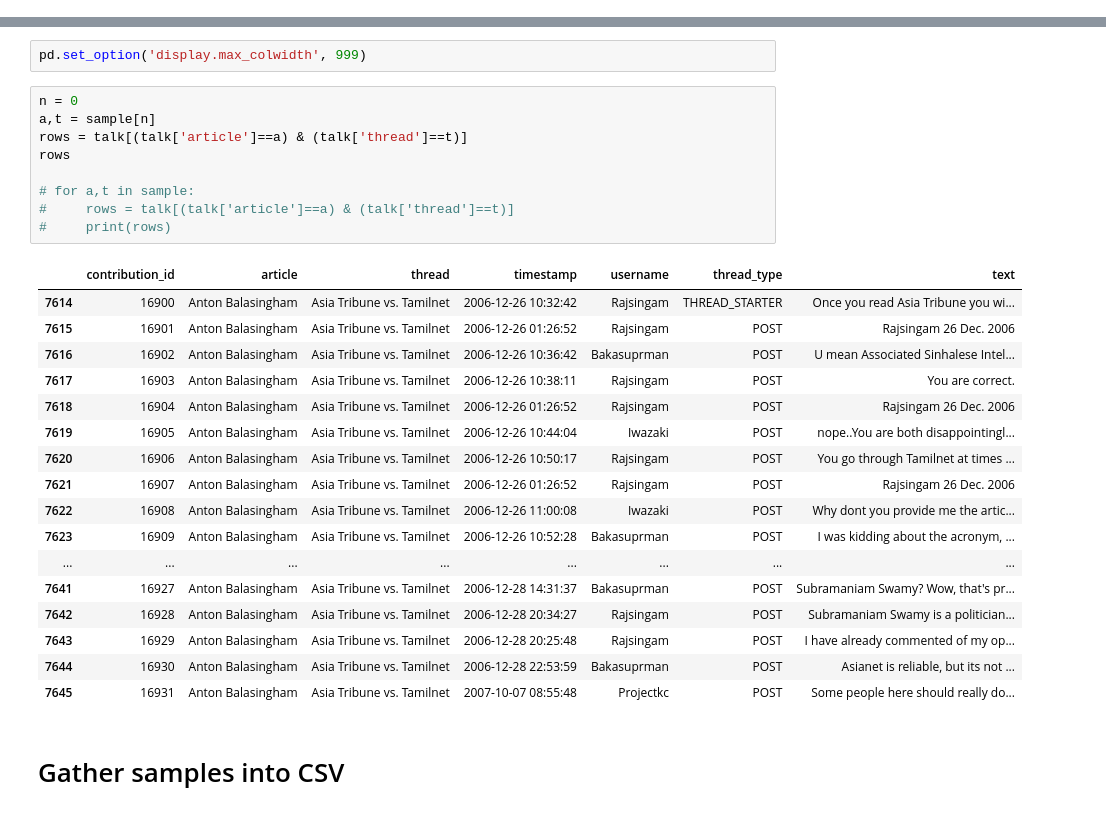
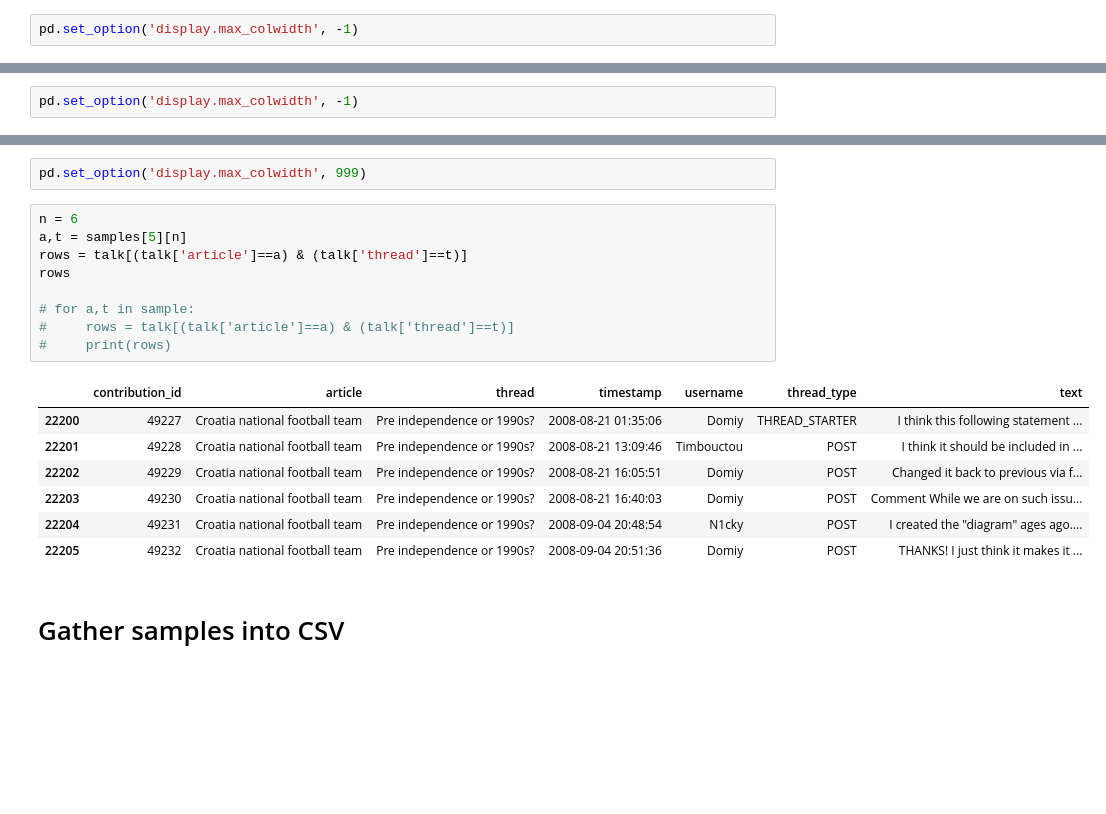
Before and after one commit to michaelmilleryoder/wikipedia-research-ipynb, a Jupyter notebook: interesting_enwiki_conversations.ipynb, the cells around one changed output, grey strips where cells are left out. Drawn from its saved outputs; the diff is of its cells as text; blank space fills up the shorter version.

```diff
--- a/interesting_enwiki_conversations.ipynb
+++ b/interesting_enwiki_conversations.ipynb
@@ -5,0 +21,2 @@ from pandas import ExcelWriter
+# %%
+pd.set_option('display.max_colwidth', -1)
@@ -5,0 +278,2 @@ from pandas import ExcelWriter
+# %%
+pd.set_option('display.max_colwidth', -1)
@@ -140,32 +416,22 @@ samples[t]
 # %%
 pd.set_option('display.max_colwidth', 999)
 # %%
-n = 0
-a,t = sample[n]
+n = 6
+a,t = samples[5][n]
 rows = talk[(talk['article']==a) & (talk['thread']==t)]
 rows
 
 # for a,t in sample:
 #     rows = talk[(talk['article']==a) & (talk['thread']==t)]
 #     print(rows)
 # %% [output]
 |  | contribution_id | article | thread | timestamp | username | thread_type | text |
-| 7614 | 16900 | Anton Balasingham | Asia Tribune vs. Tamilnet | 2006-12-26 10:32:42 | Rajsingam | THREAD_STARTER | Once you read Asia Tribune you wi... |
-| 7615 | 16901 | Anton Balasingham | Asia Tribune vs. Tamilnet | 2006-12-26 01:26:52 | Rajsingam | POST | Rajsingam 26 Dec. 2006 |
-| 7616 | 16902 | Anton Balasingham | Asia Tribune vs. Tamilnet | 2006-12-26 10:36:42 | Bakasuprman | POST | U mean Associated Sinhalese Intel... |
-| 7617 | 16903 | Anton Balasingham | Asia Tribune vs. Tamilnet | 2006-12-26 10:38:11 | Rajsingam | POST | You are correct. |
-| 7618 | 16904 | Anton Balasingham | Asia Tribune vs. Tamilnet | 2006-12-26 01:26:52 | Rajsingam | POST | Rajsingam 26 Dec. 2006 |
-| 7619 | 16905 | Anton Balasingham | Asia Tribune vs. Tamilnet | 2006-12-26 10:44:04 | Iwazaki | POST | nope..You are both disappointingl... |
-| 7620 | 16906 | Anton Balasingham | Asia Tribune vs. Tamilnet | 2006-12-26 10:50:17 | Rajsingam | POST | You go through Tamilnet at times ... |
-| 7621 | 16907 | Anton Balasingham | Asia Tribune vs. Tamilnet | 2006-12-26 01:26:52 | Rajsingam | POST | Rajsingam 26 Dec. 2006 |
-| 7622 | 16908 | Anton Balasingham | Asia Tribune vs. Tamilnet | 2006-12-26 11:00:08 | Iwazaki | POST | Why dont you provide me the artic... |
-| 7623 | 16909 | Anton Balasingham | Asia Tribune vs. Tamilnet | 2006-12-26 10:52:28 | Bakasuprman | POST | I was kidding about the acronym, ... |
-| ... | ... | ... | ... | ... | ... | ... | ... |
-| 7641 | 16927 | Anton Balasingham | Asia Tribune vs. Tamilnet | 2006-12-28 14:31:37 | Bakasuprman | POST | Subramaniam Swamy? Wow, that's pr... |
-| 7642 | 16928 | Anton Balasingham | Asia Tribune vs. Tamilnet | 2006-12-28 20:34:27 | Rajsingam | POST | Subramaniam Swamy is a politician... |
-| 7643 | 16929 | Anton Balasingham | Asia Tribune vs. Tamilnet | 2006-12-28 20:25:48 | Rajsingam | POST | I have already commented of my op... |
-| 7644 | 16930 | Anton Balasingham | Asia Tribune vs. Tamilnet | 2006-12-28 22:53:59 | Bakasuprman | POST | Asianet is reliable, but its not ... |
-| 7645 | 16931 | Anton Balasingham | Asia Tribune vs. Tamilnet | 2007-10-07 08:55:48 | Projectkc | POST | Some people here should really do... |
+| 22200 | 49227 | Croatia national football team | Pre independence or 1990s? | 2008-08-21 01:35:06 | Domiy | THREAD_STARTER | I think this following statement ... |
+| 22201 | 49228 | Croatia national football team | Pre independence or 1990s? | 2008-08-21 13:09:46 | Timbouctou | POST | I think it should be included in ... |
+| 22202 | 49229 | Croatia national football team | Pre independence or 1990s? | 2008-08-21 16:05:51 | Domiy | POST | Changed it back to previous via f... |
+| 22203 | 49230 | Croatia national football team | Pre independence or 1990s? | 2008-08-21 16:40:03 | Domiy | POST | Comment While we are on such issu... |
+| 22204 | 49231 | Croatia national football team | Pre independence or 1990s? | 2008-09-04 20:48:54 | N1cky | POST | I created the "diagram" ages ago.... |
+| 22205 | 49232 | Croatia national football team | Pre independence or 1990s? | 2008-09-04 20:51:36 | Domiy | POST | THANKS! I just think it makes it ... |
 # %% [markdown]
 # Gather samples into CSV
 # %%
```
Also changed, not shown: parts of 24 cells of this notebook, 4 other files.
